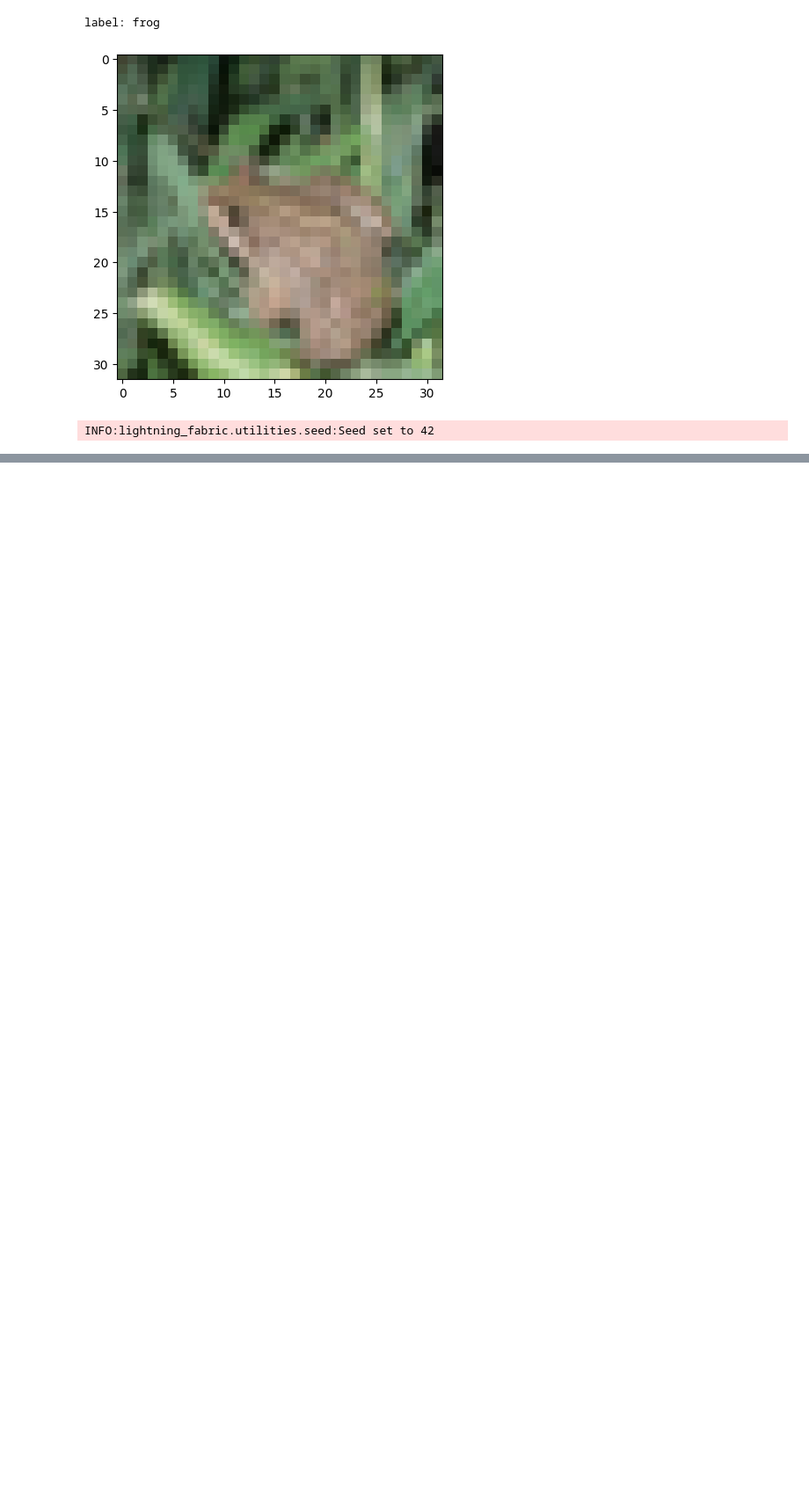
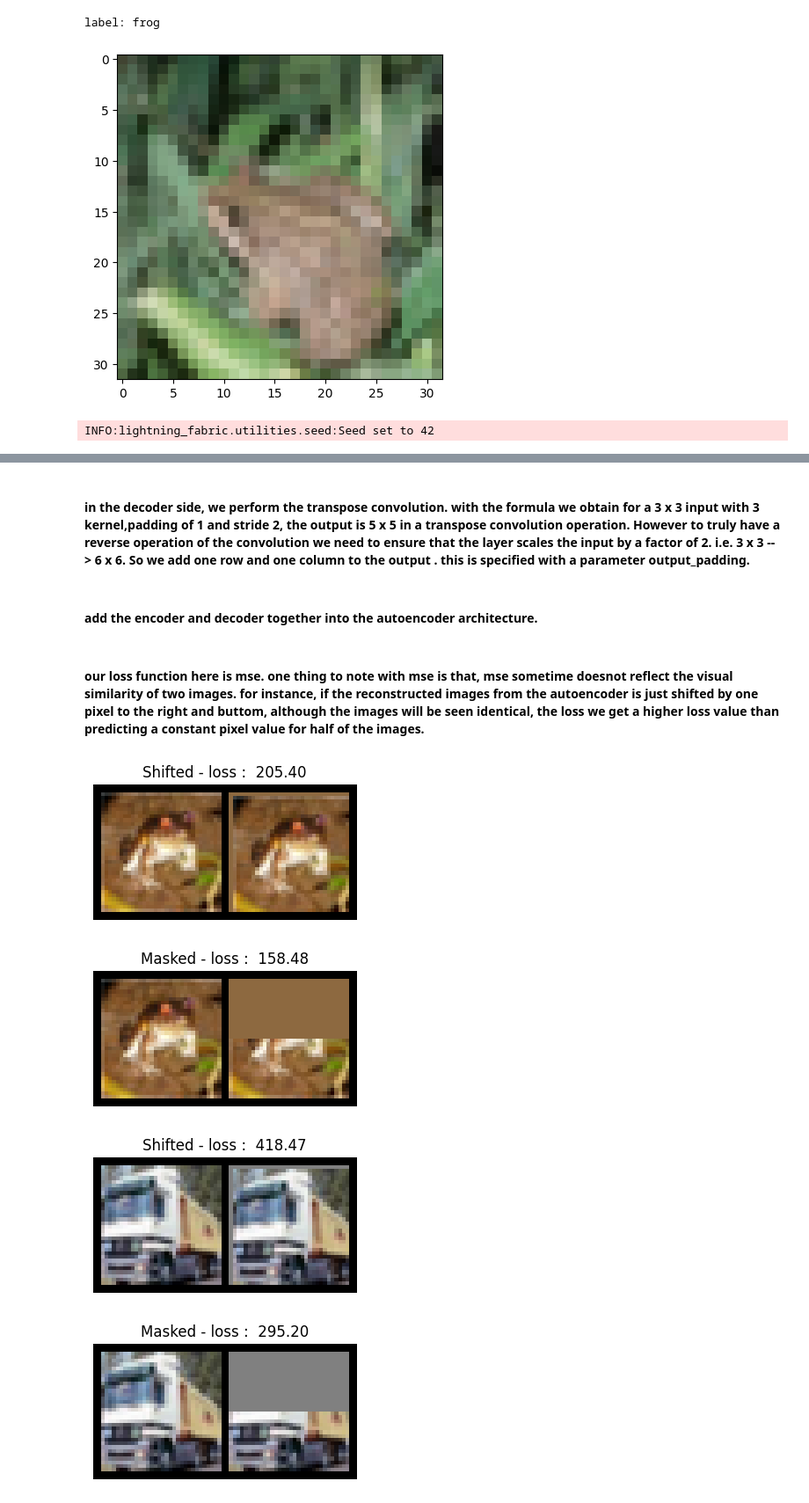
Before and after one commit to Yub-S/deep_generative_models, a Jupyter notebook: autoencoder.ipynb, the cells around one changed output, grey strips where cells are left out. Shown at 88% size. Drawn from its saved outputs; the diff is of its cells as text; code cells hidden in the pictures; blank space fills up the shorter version.

Commit message:
training autoencoder

```diff
--- a/autoencoder.ipynb
+++ b/autoencoder.ipynb
@@ -61,0 +101,2 @@ INFO:lightning_fabric.utilities.seed:Seed set to 42
+# %% [markdown]
+#### in the decoder side, we perform the transpose convolution. with the formula we obtain for a 3 x 3 input with 3 kernel,padding of 1 and stride 2, the output is 5 x 5 in a transpose convolution operation. However to truly have a reverse operation of the convolution we need to ensure that the layer scales the input by a factor of 2. i.e. 3 x 3 --> 6 x 6. So we add one row and one column to the output . this is specified with a parameter output_padding.
@@ -61,0 +138,2 @@ INFO:lightning_fabric.utilities.seed:Seed set to 42
+# %% [markdown]
+#### add the encoder and decoder together into the autoencoder architecture.
@@ -61,0 +199,36 @@ INFO:lightning_fabric.utilities.seed:Seed set to 42
+# %% [markdown]
+#### our loss function here is mse. one thing to note with mse is that, mse sometime doesnot reflect the visual similarity of two images. for instance, if the reconstructed images from the autoencoder is just shifted by one pixel to the right and buttom, although the images will be seen identical, the loss we get a higher loss value than predicting a constant pixel value for half of the images.
+# %%
+def compare_imgs(img1,img2,title=""):
+  #calculating mse loss
+  loss = F.mse_loss(img1,img2,reduction="sum")
+  #plotting
+  grid = torchvision.utils.make_grid(torch.stack([img1,img2],dim=0),nrow=2,normalize=True)
+  grid = grid.permute(1,2,0)
+  plt.figure(figsize=(4,2))
+  plt.title(f"{title} loss : {loss.item(): 4.2f}")
+  plt.imshow(grid)
+  plt.axis('off')
+  plt.show()
+
+for i in range(2):
+  img,_ = train_dataset[i]
+  img_mean = img.mean(dim=[1,2],keepdims=True)
+
+  # shift image by one pixel
+  shift=1
+  img_shifted = torch.roll(img,shifts=shift,dims=1) # shift across height
+  img_shifted = torch.roll(img_shifted,shifts = shift,dims=2) # shift across width
+  img_shifted[:,:1,:] = img_mean # replace the shifted row with mean pixel values
+  img_shifted [:,:,:1] = img_mean
+  compare_imgs(img,img_shifted,"Shifted -")
+
+  # set half of the image to a single pixel value (mean)
+  img_masked = img.clone()
+  img_masked[:,:img_masked.shape[1]//2,:] = img_mean # replace the half of the image by mean value
+  compare_imgs(img,img_masked,"Masked -")
+# %% [output]
+[figure, added]
+[figure, added]
+[figure, added]
+[figure, added]
```
Also changed, not shown: parts of 12 cells of this notebook.
